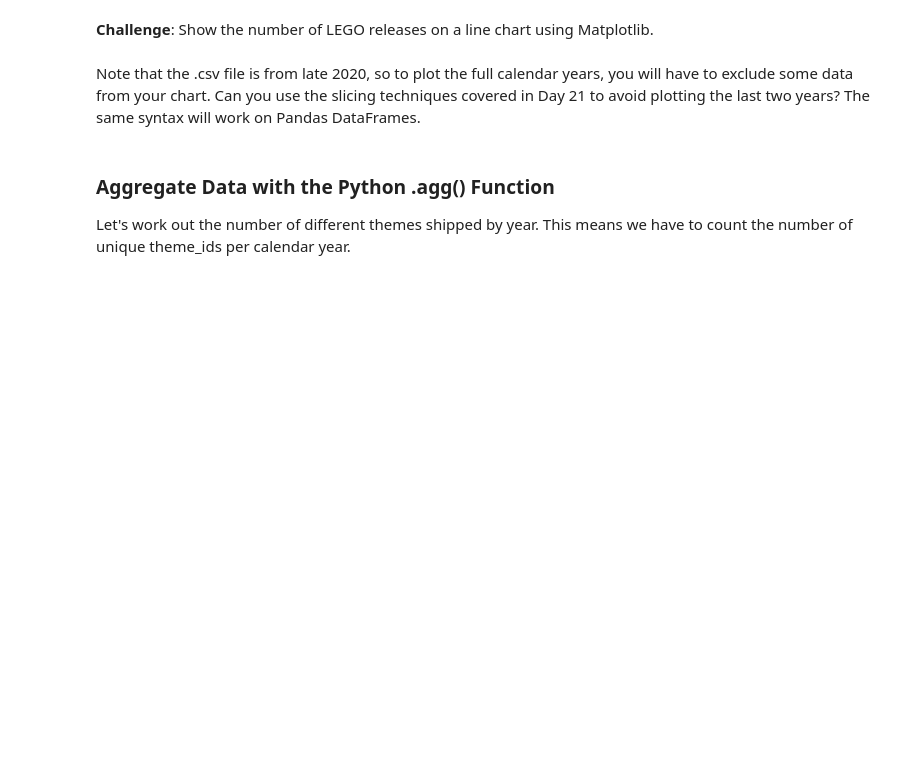
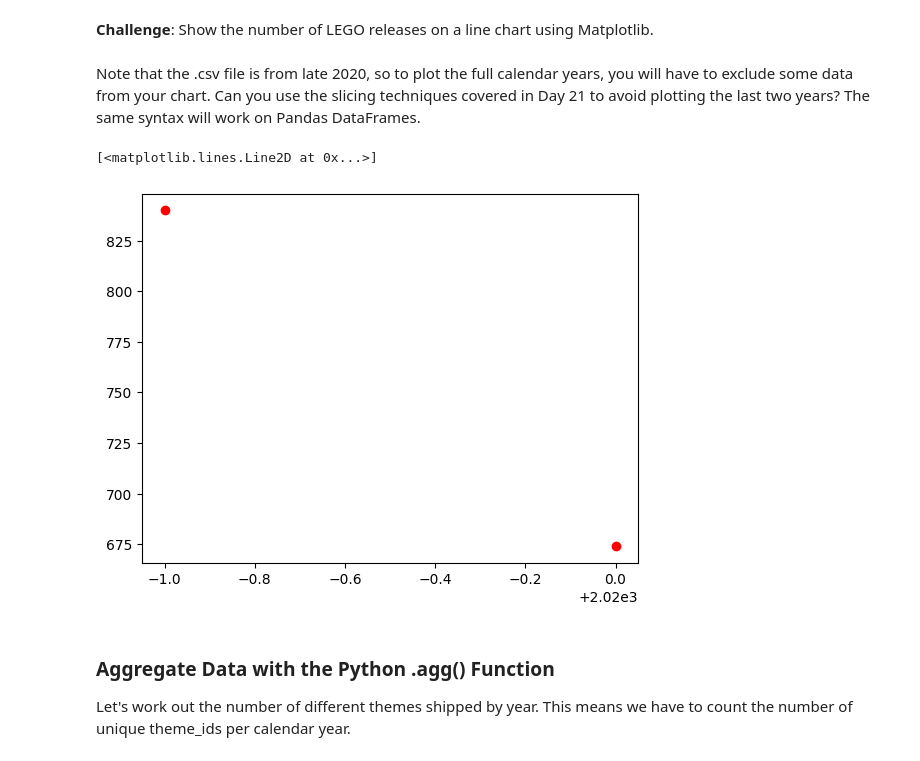
Before and after one commit to itswael/DECollegeMajor, a Jupyter notebook: LEGO Notebook and Data/Lego_Analysis.ipynb, the cells around one changed output. Drawn from its saved outputs; the diff is of its cells as text; code cells hidden in the pictures; blank space fills up the shorter version.

```diff
--- a/LEGO Notebook and Data/Lego_Analysis.ipynb
+++ b/LEGO Notebook and Data/Lego_Analysis.ipynb
@@ -132,6 +132,11 @@ plt.plot(sets_by_year.index[:-2], sets_by_year.set_num[:-2])
 **Challenge**: Show the number of LEGO releases on a line chart using Matplotlib. <br>
 <br>
 Note that the .csv file is from late 2020, so to plot the full calendar years, you will have to exclude some data from your chart. Can you use the slicing techniques covered in Day 21 to avoid plotting the last two years? The same syntax will work on Pandas DataFrames.
+# %%
+plt.plot(sets_by_year.index[-3:-1], sets_by_year.set_num[-3:-1], 'ro')
+# %% [output]
+[<matplotlib.lines.Line2D at 0x...>]
+[figure, added]
 # %% [markdown]
 ### Aggregate Data with the Python .agg() Function
 
```
Also changed, not shown: parts of 5 cells of this notebook.
